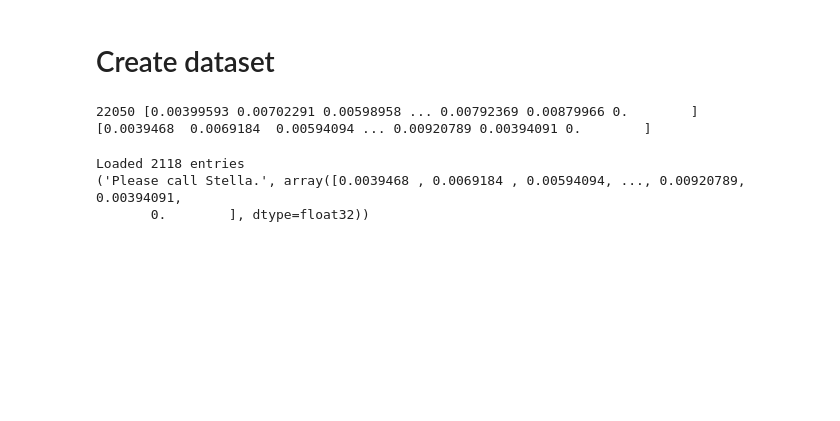
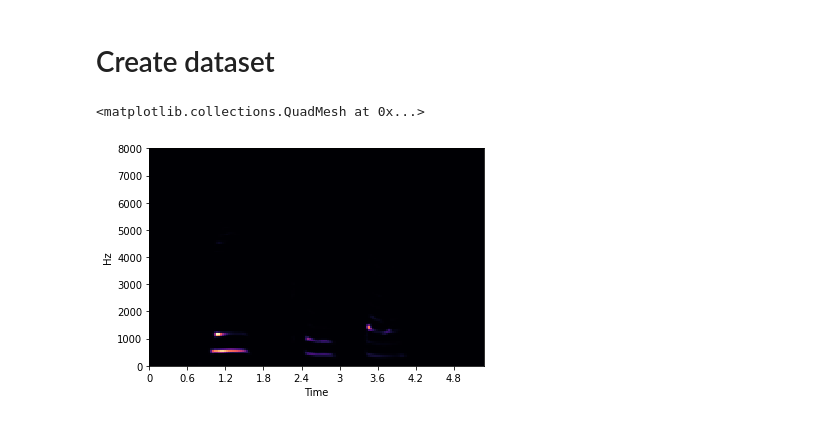
Before and after one commit to CISC-867/Project, a Jupyter notebook: main.ipynb, the cells around one changed output. Saved outputs shown, nothing was run; the diff lists cells and outputs as text; code cells hidden in the pictures; blank space fills up the shorter version.

```diff
--- a/main.ipynb
+++ b/main.ipynb
@@ -35,26 +35,19 @@ elif Size == "Smaller":
   !test ! -e $vctk_dataset_path && tar -xzf $archive_path
 # %% [markdown]
 # Create dataset
-# %%
-path="VCTK-Corpus-smaller/wav48/p225/p225_001.wav"
-import librosa
-x, sr = librosa.load(path)
-print(sr, x)
-x = librosa.resample(x, sr, 16000)
-print(x)
-# %% [output]
-22050 [0.00399593 0.00702291 0.00598958 ... 0.00792369 0.00879966 0.        ]
-[0.0039468  0.0069184  0.00594094 ... 0.00920789 0.00394091 0.        ]
 # %%
 import importlib
 import data.VCTK
 importlib.reload(data.VCTK) # prevent cache when making changes
 from data.VCTK import VCTKDataset
 
 dataset = VCTKDataset(vctk_dataset_path)
-print(f"Loaded {len(dataset)} entries")
-print(dataset[0])
+
+# import matplotlib.pyplot as plt
+# plt.plot()
+import librosa.display
+import numpy as np
+librosa.display.specshow(dataset[0][1], sr=16000, x_axis='time', y_axis='linear')
 # %% [output]
-Loaded 2118 entries
-('Please call Stella.', array([0.0039468 , 0.0069184 , 0.00594094, ..., 0.00920789, 0.00394091,
-       0.        ], dtype=float32))
+<matplotlib.collections.QuadMesh at 0x...>
+[figure, added]
```
Also changed, not shown: parts of 2 cells of this notebook, 1 other file.
